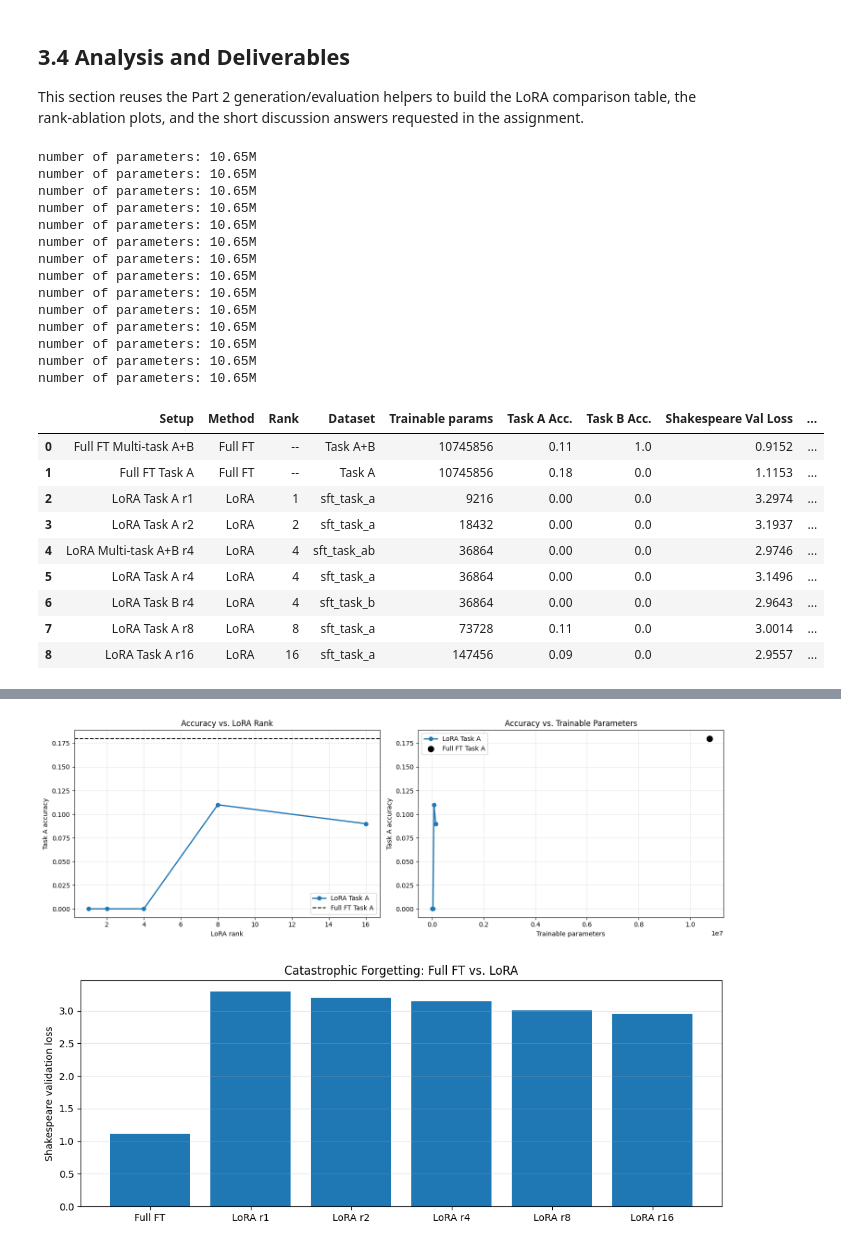
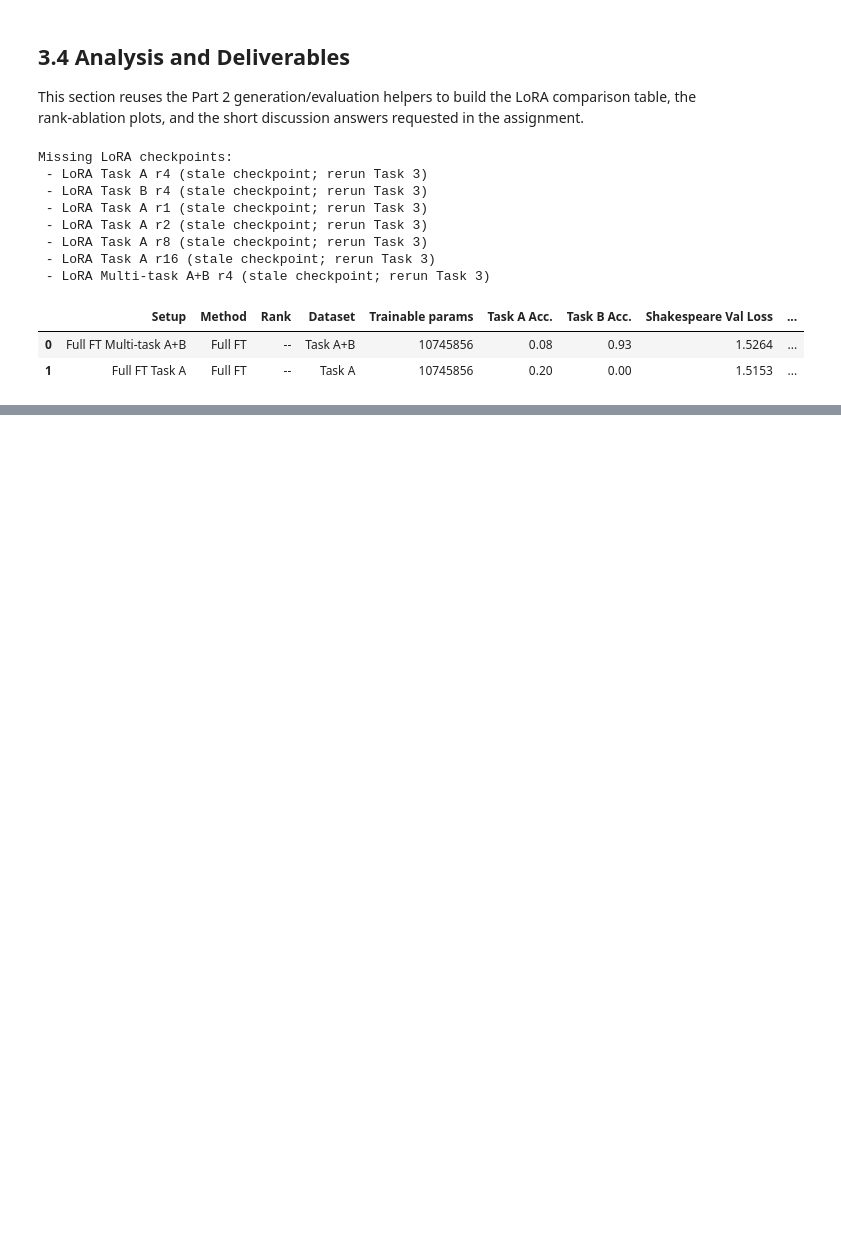
Before and after one commit to maaxhe/foundations_NLP, a Jupyter notebook: final_assignment_advanced/notebook_advanced.ipynb, the cells around one changed output, grey strips where cells are left out. Saved outputs shown, nothing was run; the diff lists cells and outputs as text; code cells hidden in the pictures; blank space fills up the shorter version.

```diff
--- a/final_assignment_advanced/notebook_advanced.ipynb
+++ b/final_assignment_advanced/notebook_advanced.ipynb
@@ -1777,7 +1792,7 @@ Both tasks are formatted as text-to-text character-level prediction problems usi
 
 ### 2.3.1 Load raw Shakespeare text
 # %%
-raw_text_path = os.path.join("data", "shakespeare_char_speaker", "input.txt")
+raw_text_path = os.path.join(BASE_PRETRAINED_DATA_DIR, "input.txt")
 with open(raw_text_path, "r", encoding="utf-8") as f:
     raw_text = f.read()
 
@@ -2085,8 +2201,8 @@ for setup_name, dataset_name, run_name in TASK2_RUN_CONFIGS:
     out_dir = run_name
     init_from = "pretrained"
     pretrained_ckpt_path = PRETRAINED_CKPT_PATH
-    learning_rate = 1e-5
-    max_iters = 1000
+    learning_rate = 5e-5
+    max_iters = 2500
     lr_decay_iters = max_iters
     eval_interval = 100
     eval_iters = 100
@@ -2376,6 +2483,12 @@ def make_generate_fn(model, stoi, itos, max_new_tokens=40, temperature=0.8, top_
 def best_val_loss(history):
     return min(history["val_loss"]) if history.get("val_loss") else float("nan")
 
+
+# Allow enough generation budget for the longest label plus the closing [END] marker.
+part2_eval_max_new_tokens = max(
+    len(ex["label"] + " [END]")
+    for ex in (task_a_train + task_a_test + task_b_train + task_b_test)
+) + 4
 
 part2_rows = [
     {"Setup": "Random baseline", "Task A Acc.": 0.10, "Task B Acc.": 0.50, "Shakespeare Val Loss": np.nan}
@@ -2384,7 +2497,14 @@ part2_predictions = {}
 part2_shakespeare_eval = {}
 
 for setup, (model, stoi, itos) in loaded_models.items():
-    generate_fn = make_generate_fn(model, stoi, itos, max_new_tokens=20, temperature=0.2, top_k=10)
+    generate_fn = make_generate_fn(
+        model,
+        stoi,
+        itos,
+        max_new_tokens=part2_eval_max_new_tokens,
+        temperature=0.2,
+        top_k=10,
+    )
 
     task_a_acc, task_a_preview = compute_accuracy(generate_fn, task_a_test, verbose=False)
     task_b_acc, task_b_preview = compute_accuracy(generate_fn, task_b_test, verbose=False)
@@ -3372,7 +3536,7 @@ task3_rows = [
         "Trainable params": FULL_FT_TRAINABLE_PARAMS,
         "Task A Acc.": float(results[results["Setup"] == "Single-task A"]["Task A Acc."].iloc[0]),
         "Task B Acc.": float(results[results["Setup"] == "Single-task A"]["Task B Acc."].iloc[0]),
-        "Shakespeare Val Loss": history_best_val(history_a),
+        "Shakespeare Val Loss": history_best_val(part2_shakespeare_eval["Single-task A"]),
         "Time (min)": full_ft_task_a_minutes,
         "Time source": "history",
     },
@@ -3384,16 +3548,20 @@ task3_rows = [
         "Trainable params": FULL_FT_TRAINABLE_PARAMS,
         "Task A Acc.": float(results[results["Setup"] == "Multi-task A+B"]["Task A Acc."].iloc[0]),
         "Task B Acc.": float(results[results["Setup"] == "Multi-task A+B"]["Task B Acc."].iloc[0]),
-        "Shakespeare Val Loss": history_best_val(history_ab),
+        "Shakespeare Val Loss": history_best_val(part2_shakespeare_eval["Multi-task A+B"]),
         "Time (min)": full_ft_task_ab_minutes,
         "Time source": "history",
     },
 ]
 
 missing_task3 = []
+stale_task3_labels = {item["label"] for item in globals().get("stale_task3_checkpoints", [])}
 for label, cfg in TASK3_CHECKPOINTS.items():
     if not os.path.exists(cfg["ckpt"]):
         missing_task3.append(label)
+        continue
+    if label in stale_task3_labels:
+        missing_task3.append(f"{label} (stale checkpoint; rerun Task 3)")
         continue
 
     model, stoi, itos, checkpoint, lora_config = load_saved_model_for_generation(
@@ -3405,7 +3573,7 @@ for label, cfg in TASK3_CHECKPOINTS.items():
         model,
         stoi,
         itos,
-        max_new_tokens=20,
+        max_new_tokens=part2_eval_max_new_tokens,
         temperature=0.2,
         top_k=10,
         device=device,
@@ -3488,60 +3656,47 @@ if not task3_results.empty:
         axes[0].axhline(full_ft_task_a["Task A Acc."], color="black", linestyle="--", label="Full FT Task A")
         axes[0].set_xlabel("LoRA rank")
         axes[0].set_ylabel("Task A accuracy")
         axes[0].set_title("Accuracy vs. LoRA Rank")
         axes[0].grid(True, alpha=0.3)
         axes[0].legend()
 
         axes[1].plot(rank_rows["Trainable params"], rank_rows["Task A Acc."], marker="o", linewidth=2, label="LoRA Task A")
-        axes[1].scatter(
-            [full_ft_task_a["Trainable params"]],
-            [full_ft_task_a["Task A Acc."]],
-            color="black",
-            s=80,
-            label="Full FT Task A",
-        )
+        # axes[1].scatter(
+        #     [full_ft_task_a["Trainable params"]],
+        #     [full_ft_task_a["Task A Acc."]],
+        #     color="black",
+        #     s=80,
+        #     label="Full FT Task A",
+        # )
         axes[1].set_xlabel("Trainable parameters")
         axes[1].set_ylabel("Task A accuracy")
         axes[1].set_title("Accuracy vs. Trainable Parameters")
         axes[1].grid(True, alpha=0.3)
         axes[1].legend()
 
         plt.tight_layout()
         plt.show()
 
         plt.figure(figsize=(10, 4))
         forgetting_labels = ["Full FT"] + [f"LoRA r{int(rank)}" for rank in rank_rows["Rank sort"]]
         forgetting_values = [full_ft_task_a["Shakespeare Val Loss"]] + rank_rows["Shakespeare Val Loss"].tolist()
         plt.bar(forgetting_labels, forgetting_values)
         plt.ylabel("Shakespeare validation loss")
         plt.title("Catastrophic Forgetting: Full FT vs. LoRA")
         plt.grid(True, axis="y", alpha=0.3)
         plt.tight_layout()
         plt.show()
 else:
     display(Markdown("Run the Task 3 checkpoints first, then rerun this cell for the analysis table and plots."))
 # %% [output]
-number of parameters: 10.65M
-number of parameters: 10.65M
-number of parameters: 10.65M
-number of parameters: 10.65M
-number of parameters: 10.65M
-number of parameters: 10.65M
-number of parameters: 10.65M
-number of parameters: 10.65M
-number of parameters: 10.65M
-number of parameters: 10.65M
-number of parameters: 10.65M
-number of parameters: 10.65M
-number of parameters: 10.65M
-number of parameters: 10.65M
+Missing LoRA checkpoints:
+ - LoRA Task A r4 (stale checkpoint; rerun Task 3)
+ - LoRA Task B r4 (stale checkpoint; rerun Task 3)
+ - LoRA Task A r1 (stale checkpoint; rerun Task 3)
+ - LoRA Task A r2 (stale checkpoint; rerun Task 3)
+ - LoRA Task A r8 (stale checkpoint; rerun Task 3)
+ - LoRA Task A r16 (stale checkpoint; rerun Task 3)
+ - LoRA Multi-task A+B r4 (stale checkpoint; rerun Task 3)
 |  | Setup | Method | Rank | Dataset | Trainable params | Task A Acc. | Task B Acc. | Shakespeare Val Loss | ... |
-| 0 | Full FT Multi-task A+B | Full FT | -- | Task A+B | 10745856 | 0.11 | 1.0 | 0.9152 | ... |
-| 1 | Full FT Task A | Full FT | -- | Task A | 10745856 | 0.18 | 0.0 | 1.1153 | ... |
-| 2 | LoRA Task A r1 | LoRA | 1 | sft_task_a | 9216 | 0.00 | 0.0 | 3.2974 | ... |
-| 3 | LoRA Task A r2 | LoRA | 2 | sft_task_a | 18432 | 0.00 | 0.0 | 3.1937 | ... |
-| 4 | LoRA Multi-task A+B r4 | LoRA | 4 | sft_task_ab | 36864 | 0.00 | 0.0 | 2.9746 | ... |
-| 5 | LoRA Task A r4 | LoRA | 4 | sft_task_a | 36864 | 0.00 | 0.0 | 3.1496 | ... |
-| 6 | LoRA Task B r4 | LoRA | 4 | sft_task_b | 36864 | 0.00 | 0.0 | 2.9643 | ... |
-| 7 | LoRA Task A r8 | LoRA | 8 | sft_task_a | 73728 | 0.11 | 0.0 | 3.0014 | ... |
-| 8 | LoRA Task A r16 | LoRA | 16 | sft_task_a | 147456 | 0.09 | 0.0 | 2.9557 | ... |
+| 0 | Full FT Multi-task A+B | Full FT | -- | Task A+B | 10745856 | 0.08 | 0.93 | 1.5264 | ... |
+| 1 | Full FT Task A | Full FT | -- | Task A | 10745856 | 0.20 | 0.00 | 1.5153 | ... |
@@ -3549,2 +3702,0 @@ _Some LoRA `Time (min)` values were recovered from checkpoint modification-time
-[figure, removed]
-[figure, removed]
```
Also changed, not shown: parts of 35 cells of this notebook, 22 other files.
